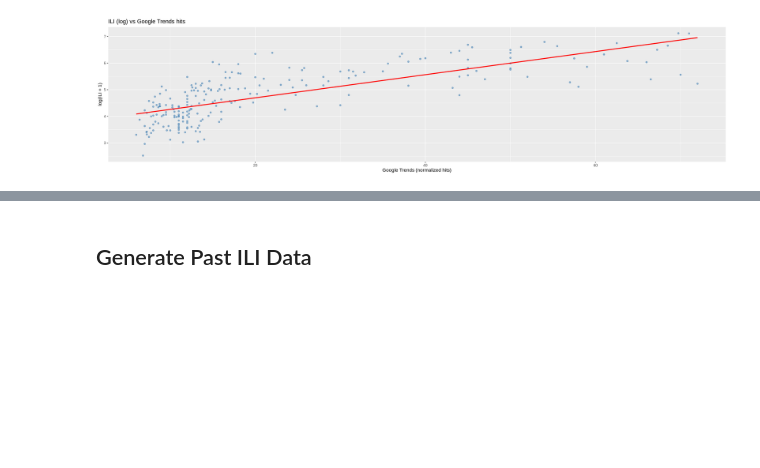
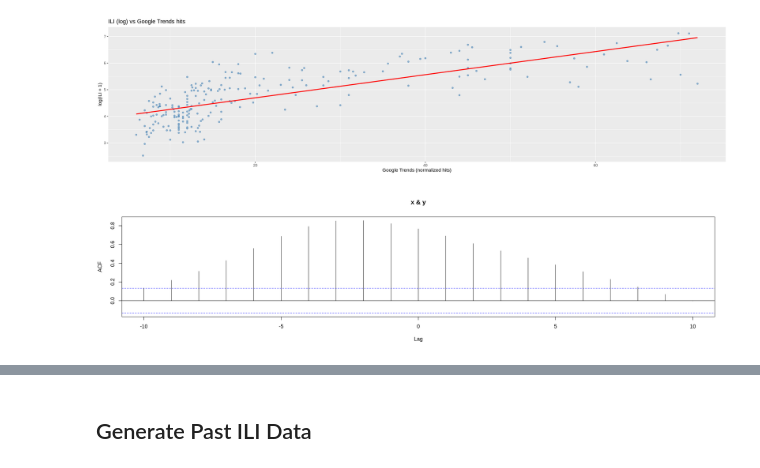
Before and after one commit to SahputraS/Flu-Forecast, a Jupyter notebook: ILI_Augmentation.ipynb, the cells around one changed output, grey strips where cells are left out. Drawn from its saved outputs; the diff is of its cells as text; code cells hidden in the pictures; blank space fills up the shorter version.

```diff
--- a/ILI_Augmentation.ipynb
+++ b/ILI_Augmentation.ipynb
@@ -175,3 +162,15 @@ ggplot(train_data, aes(x = hits, y = ili_log)) +
 # %% [output]
 `geom_smooth()` using formula = 'y ~ x'
 [figure]
+# %%
+best_lag <- function(x, y, lag.max = 10) {
+  cc <- ccf(x, y, lag.max = lag.max, plot = TRUE, na.action = na.omit)
+  idx <- which.max(abs(cc$acf))
+  return(list(lag  = cc$lag[idx], corr = cc$acf[idx]))
+}
+# %%
+res <- best_lag(train_data$hits, train_data$value, lag.max = 10)
+best_klag <- res$lag
+best_corr <- res$corr
+# %% [output]
+[figure, added]
```
Also changed, not shown: parts of 18 cells of this notebook.
